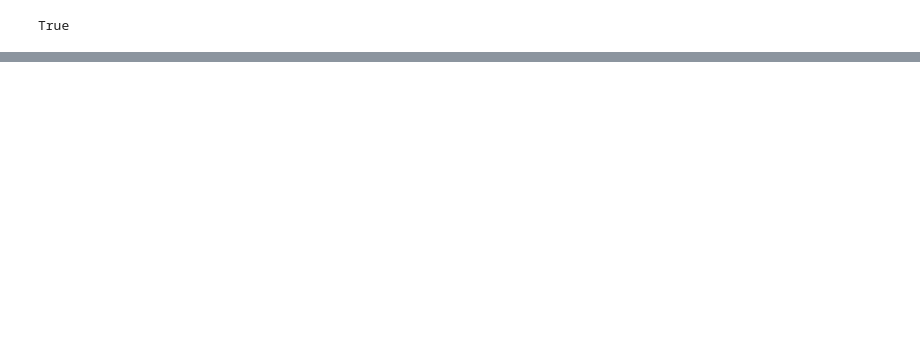
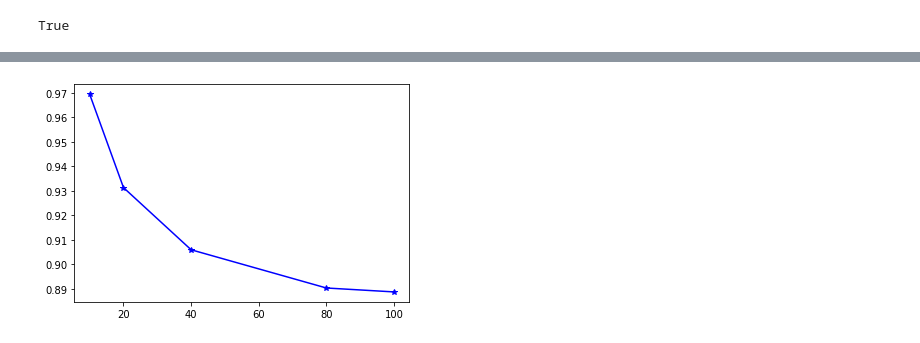
Before and after one commit to Simplon-IA-Bdx-1/give-me-some-credit-laurent-33, a Jupyter notebook: 191103 GiveMeCredit - learning curves.ipynb, the cells around one changed output, grey strips where cells are left out. Cells and saved outputs as stored; diff of their text form; code cells hidden in the pictures; blank space fills up the shorter version.

```diff
--- a/191103 GiveMeCredit - learning curves.ipynb
+++ b/191103 GiveMeCredit - learning curves.ipynb
@@ -91,0 +100,6 @@ True
+# %%
+model = api.get_ensemble("ensemble/5dbf113c5299631c8200fd7a")
+model10 = api.get_ensemble("ensemble/5dbf113d7811dd0554001030")
+model20 = api.get_ensemble("ensemble/5dbf11635299631c8200fd7d")
+model40 = api.get_ensemble("ensemble/5dbf11647811dd7f2d00f3e2")
+model80 = api.get_ensemble("ensemble/5dbf11777811dd7f2d00f3e5")
@@ -101,0 +126,6 @@ plt.plot([0, 10, 20, 40, 80, 100], [0, auc10, auc20, auc40, auc80, auc], 'b*-');
+# %%
+train_dataset = api.get_dataset("dataset/5dbf10205299631c8200fd68")
+train10_dataset = api.get_dataset("dataset/5dbf10657811dd7f2d00f3cd")
+train20_dataset = api.get_dataset("dataset/5dbf10735299631c8200fd6e")
+train40_dataset = api.get_dataset("dataset/5dbf10b57811dd7f2d00f3d6")
+train80_dataset = api.get_dataset("dataset/5dbf10ce7811dd7f2d00f3d9")
@@ -101,0 +134,11 @@ plt.plot([0, 10, 20, 40, 80, 100], [0, auc10, auc20, auc40, auc80, auc], 'b*-');
+# %%
+evaluationtrain = api.create_evaluation(model, train_dataset, {"name": "191103 learning-curves_traintrain"})
+evaluationtrain10 = api.create_evaluation(model10, train10_dataset, {"name": "191103 learning-curves_traintrain10"})
+api.ok(evaluationtrain)
+api.ok(evaluationtrain10)
+evaluationtrain20 = api.create_evaluation(model20, train20_dataset, {"name": "191103 learning-curves_traintrain20"})
+evaluationtrain40 = api.create_evaluation(model40, train40_dataset, {"name": "191103 learning-curves_traintrain40"})
+api.ok(evaluationtrain20)
+api.ok(evaluationtrain40)
+evaluationtrain80 = api.create_evaluation(model80, train80_dataset, {"name": "191103 learning-curves_traintrain80"})
+api.ok(evaluationtrain80);
@@ -101,0 +147,10 @@ plt.plot([0, 10, 20, 40, 80, 100], [0, auc10, auc20, auc40, auc80, auc], 'b*-');
+# %%
+auctrain = evaluationtrain['object']['result']['model']['per_class_statistics'][1]['area_under_roc_curve']
+auctrain10 = evaluationtrain10['object']['result']['model']['per_class_statistics'][1]['area_under_roc_curve']
+auctrain20 = evaluationtrain20['object']['result']['model']['per_class_statistics'][1]['area_under_roc_curve']
+auctrain40 = evaluationtrain40['object']['result']['model']['per_class_statistics'][1]['area_under_roc_curve']
+auctrain80 = evaluationtrain80['object']['result']['model']['per_class_statistics'][1]['area_under_roc_curve']
+# %%
+plt.plot([10, 20, 40, 80, 100], [auctrain10, auctrain20, auctrain40, auctrain80, auctrain], 'b*-');
+# %% [output]
+[figure, added]
```
Also changed, not shown: parts of 19 cells of this notebook, 6 other files.
